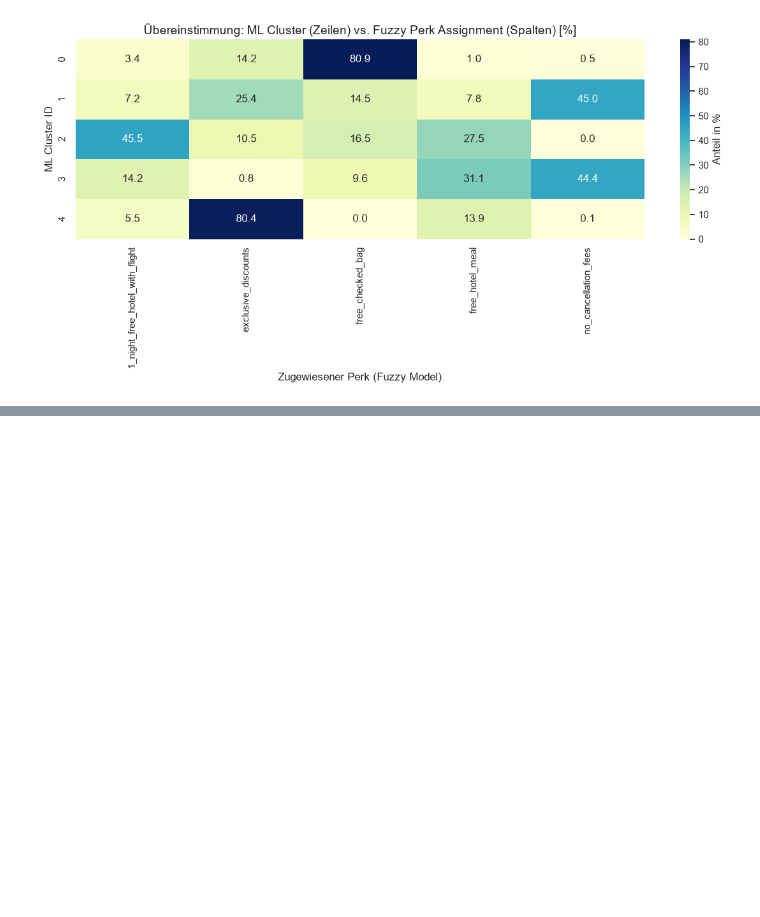
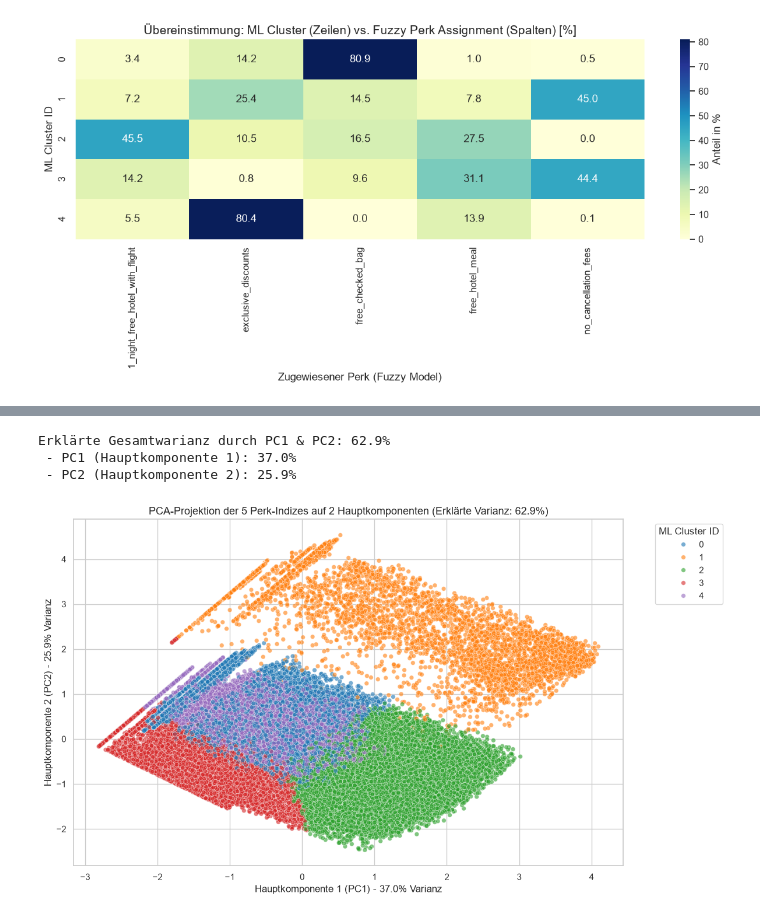
Before and after one commit to thombow-source/travel_tide, a Jupyter notebook: modelling_ml.ipynb, the cells around one changed output, grey strips where cells are left out. Drawn from its saved outputs; the diff is of its cells as text; code cells hidden in the pictures; blank space fills up the shorter version.

Commit message:
feat: final status with epilog.ipynb for further visualizations and reviewed all Notebooks including documentation

```diff
--- a/modelling_ml.ipynb
+++ b/modelling_ml.ipynb
@@ -119,0 +162,75 @@ plt.show()
+# %%
+import numpy as np
+import pandas as pd
+import matplotlib.pyplot as plt
+import seaborn as sns
+from sklearn.cluster import KMeans
+from sklearn.decomposition import PCA
+from sklearn.preprocessing import StandardScaler
+
+# Styling
+sns.set_theme(style="whitegrid")
+
+# 1. Daten laden
+df_indices = pd.read_csv('data/traveltide_user_perk_indices.csv')
+df_fuzzy = pd.read_csv('data/perk_assignments.csv')
+
+index_cols = ['meal_index', 'baggage_index', 'cancellation_index', 'bargain_hunter_index', 'free_night_index']
+X = df_indices[index_cols]
+
+# 2. Skalierung & K-Means
+scaler = StandardScaler()
+X_scaled = scaler.fit_transform(X)
+
+kmeans = KMeans(n_clusters=5, random_state=42, n_init=10)
+df_indices['cluster_ml'] = kmeans.fit_predict(X_scaled)
+
+# Merge mit den Fuzzy-Assignments für farbliche Gegenüberstellung
+df_indices = df_indices.merge(df_fuzzy, on='user_id')
+
+# 3. PCA durchführen
+pca = PCA(n_components=2, random_state=42)
+pca_components = pca.fit_transform(X_scaled)
+
+# Erklärte Varianz berechnen
+var_exp = pca.explained_variance_ratio_
+print(f"Erklärte Gesamtwarianz durch PC1 & PC2: {sum(var_exp)*100:.1f}%")
+print(f" - PC1 (Hauptkomponente 1): {var_exp[0]*100:.1f}%")
+print(f" - PC2 (Hauptkomponente 2): {var_exp[1]*100:.1f}%")
+
+df_indices['PC1'] = pca_components[:, 0]
+df_indices['PC2'] = pca_components[:, 1]
+
+var_exp = pca.explained_variance_ratio_
+
+# 4. Scatterplot mit hue='cluster_ml' (bunt)
+plt.figure(figsize=(12, 7))
+sns.scatterplot(
+    data=df_indices,
+    x='PC1', y='PC2',
+    hue='cluster_ml',
+    palette='tab10',
+    alpha=0.6,
+    s=30
+)
+
+plt.title(f"PCA-Projektion der 5 Perk-Indizes auf 2 Hauptkomponenten (Erklärte Varianz: {sum(var_exp)*100:.1f}%)", fontsize=13)
+plt.xlabel(f"Hauptkomponente 1 (PC1) - {var_exp[0]*100:.1f}% Varianz")
+plt.ylabel(f"Hauptkomponente 2 (PC2) - {var_exp[1]*100:.1f}% Varianz")
+plt.legend(title="ML Cluster ID", bbox_to_anchor=(1.05, 1), loc='upper left')
+plt.tight_layout()
+plt.show()
+
+# 5. Mathematische Überprüfung der Fachmeinung (Loadings Matrix)
+loadings = pd.DataFrame(
+    pca.components_.T,
+    columns=['PC1', 'PC2'],
+    index=index_cols
+)
+print("=== PCA Loadings (Einfluss der 5 Indizes auf die Hauptkomponenten) ===")
+print(loadings.round(3))
+# %% [output]
+Erklärte Gesamtwarianz durch PC1 & PC2: 62.9%
+ - PC1 (Hauptkomponente 1): 37.0%
+ - PC2 (Hauptkomponente 2): 25.9%
+[figure, added]
```
Also changed, not shown: parts of 5 cells of this notebook, 3 other files.
